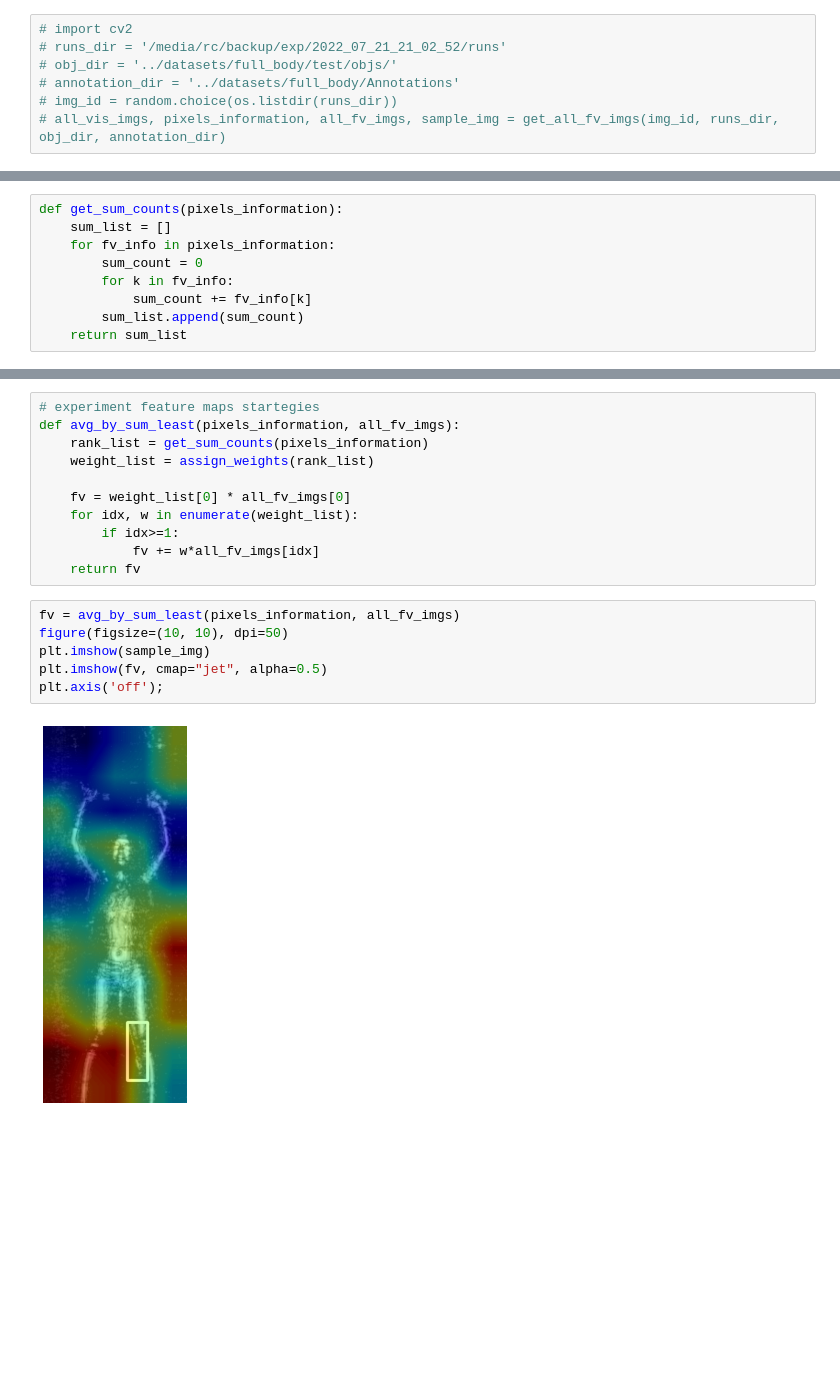
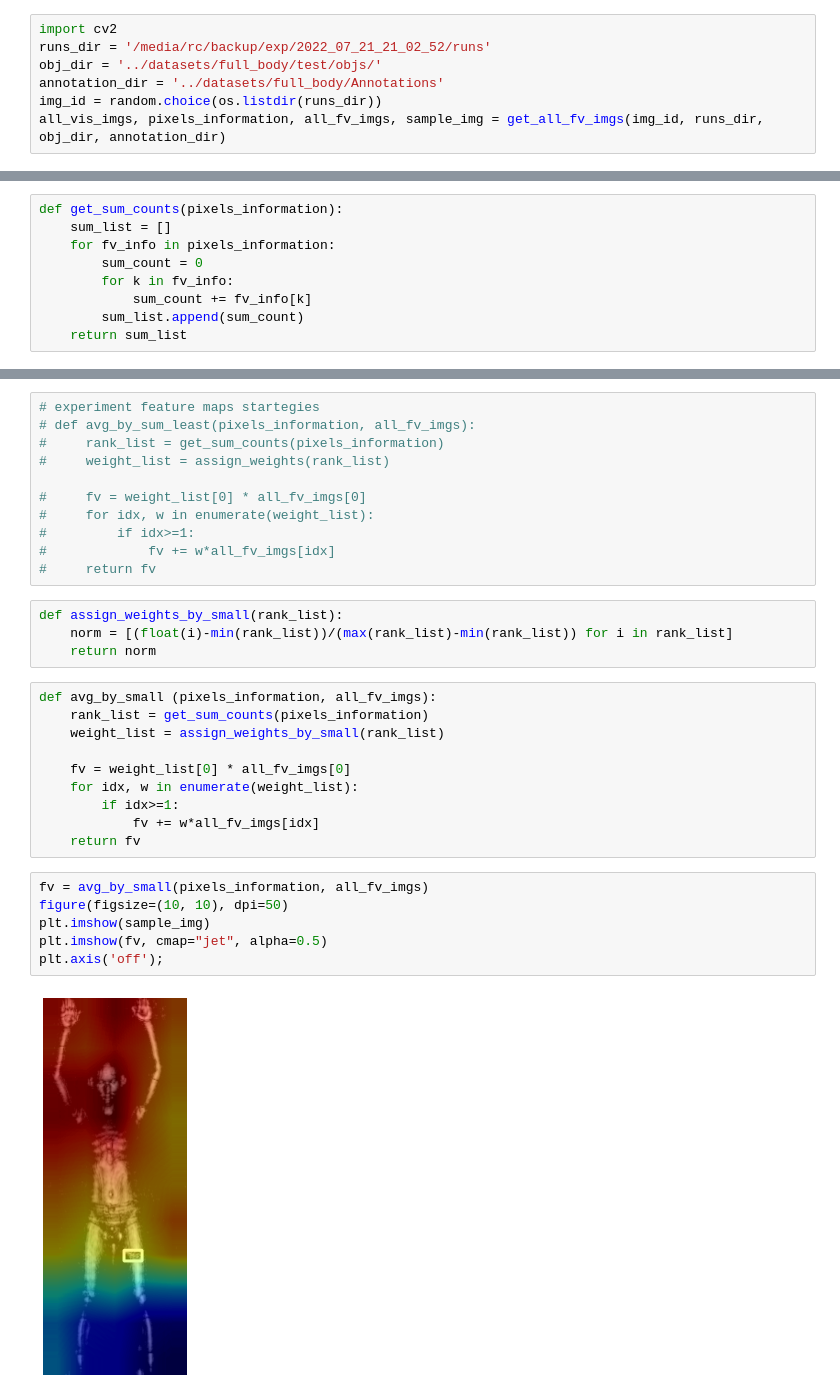
Before and after one commit to ChengIC/my_patchcore, a Jupyter notebook: FinalCore/Visualize_Runs_Jul-21-2022.ipynb, the cells around one changed output, grey strips where cells are left out. Saved outputs shown, nothing was run; the diff lists cells and outputs as text; blank space fills up the shorter version.

```diff
--- a/FinalCore/Visualize_Runs_Jul-21-2022.ipynb
+++ b/FinalCore/Visualize_Runs_Jul-21-2022.ipynb
@@ -106,12 +106,12 @@ all_vis_imgs, pixels_information, all_fv_imgs, sample_img = get_all_fv_imgs(img_
 <Figure size 2000x2000 with 0 Axes>
 <Figure size 2000x2000 with 0 Axes>
 # %%
-# import cv2
-# runs_dir = '/media/rc/backup/exp/2022_07_21_21_02_52/runs'
-# obj_dir = '../datasets/full_body/test/objs/'
-# annotation_dir = '../datasets/full_body/Annotations'
-# img_id = random.choice(os.listdir(runs_dir))
-# all_vis_imgs, pixels_information, all_fv_imgs, sample_img = get_all_fv_imgs(img_id, runs_dir, obj_dir, annotation_dir)
+import cv2
+runs_dir = '/media/rc/backup/exp/2022_07_21_21_02_52/runs'
+obj_dir = '../datasets/full_body/test/objs/'
+annotation_dir = '../datasets/full_body/Annotations'
+img_id = random.choice(os.listdir(runs_dir))
+all_vis_imgs, pixels_information, all_fv_imgs, sample_img = get_all_fv_imgs(img_id, runs_dir, obj_dir, annotation_dir)
 # %%
 # setting values to rows and column variables
 rows = 2
@@ -168,19 +167,33 @@ def assign_weights(rank_list):
 # %%
 # experiment feature maps startegies
-def avg_by_sum_least(pixels_information, all_fv_imgs):
-    rank_list = get_sum_counts(pixels_information)
-    weight_list = assign_weights(rank_list)
+# def avg_by_sum_least(pixels_information, all_fv_imgs):
+#     rank_list = get_sum_counts(pixels_information)
+#     weight_list = assign_weights(rank_list)
 
-    fv = weight_list[0] * all_fv_imgs[0]
-    for idx, w in enumerate(weight_list):
-        if idx>=1:
-            fv += w*all_fv_imgs[idx]
-    return fv
+#     fv = weight_list[0] * all_fv_imgs[0]
+#     for idx, w in enumerate(weight_list):
+#         if idx>=1:
+#             fv += w*all_fv_imgs[idx]
+#     return fv
+# %%
+def assign_weights_by_small(rank_list):
+    norm = [(float(i)-min(rank_list))/(max(rank_list)-min(rank_list)) for i in rank_list]
+    return norm
+# %%
+def avg_by_small (pixels_information, all_fv_imgs):
+    rank_list = get_sum_counts(pixels_information)
+    weight_list = assign_weights_by_small(rank_list)
+
+    fv = weight_list[0] * all_fv_imgs[0]
+    for idx, w in enumerate(weight_list):
+        if idx>=1:
+            fv += w*all_fv_imgs[idx]
+    return fv
 # %%
-fv = avg_by_sum_least(pixels_information, all_fv_imgs)
+fv = avg_by_small(pixels_information, all_fv_imgs)
 figure(figsize=(10, 10), dpi=50)
 plt.imshow(sample_img)
 plt.imshow(fv, cmap="jet", alpha=0.5)
 plt.axis('off');
 # %% [output]
-[figure, old version]
+[figure, new version]
```
Also changed, not shown: parts of 3 cells of this notebook.
